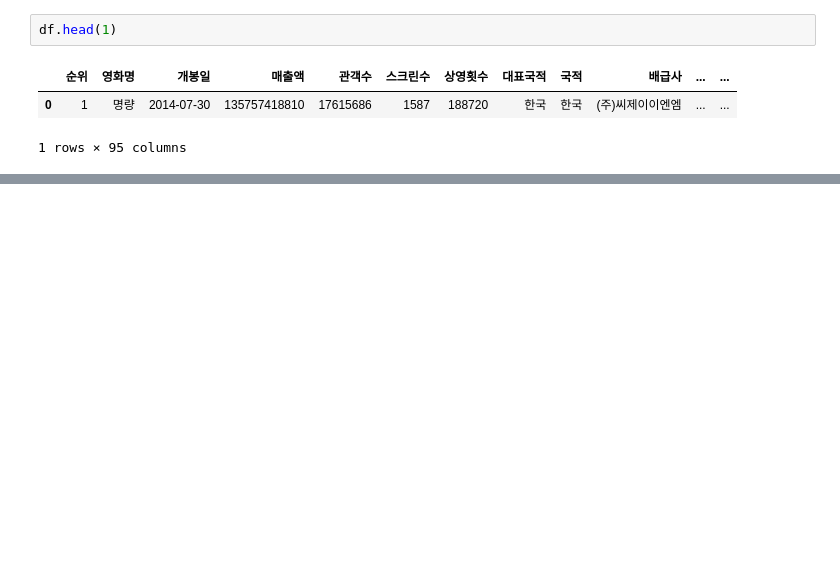
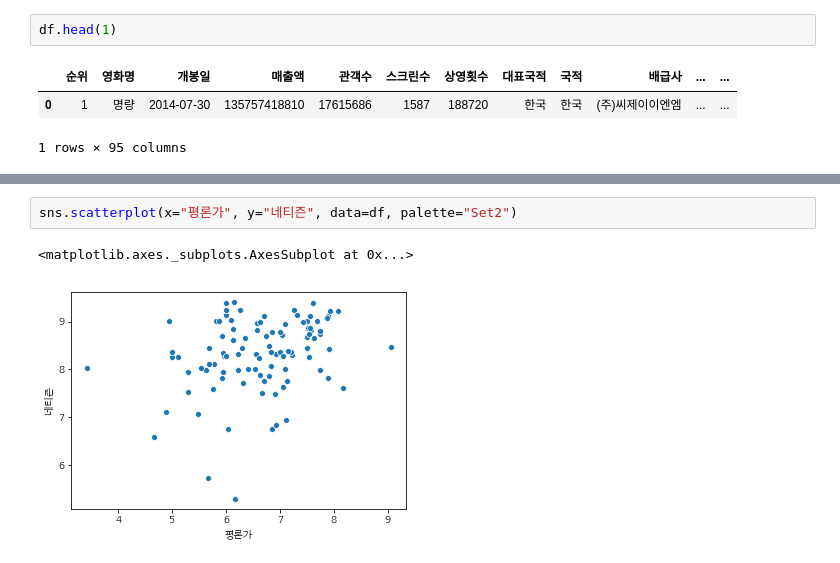
Before and after one commit to SJinLee/moviedj, a Jupyter notebook: 01.check_data_movie.ipynb, the cells around one changed output, grey strips where cells are left out. Cells and saved outputs as stored; diff of their text form; blank space fills up the shorter version.

```diff
--- a/01.check_data_movie.ipynb
+++ b/01.check_data_movie.ipynb
@@ -53,0 +123,5 @@ Index(['순위', '영화명', '개봉일', '매출액', '관객수', '스크린
+# %%
+sns.scatterplot(x="평론가", y="네티즌", data=df, palette="Set2")
+# %% [output]
+<matplotlib.axes._subplots.AxesSubplot at 0x...>
+[figure, added]
```
Also changed, not shown: parts of 12 cells of this notebook.
